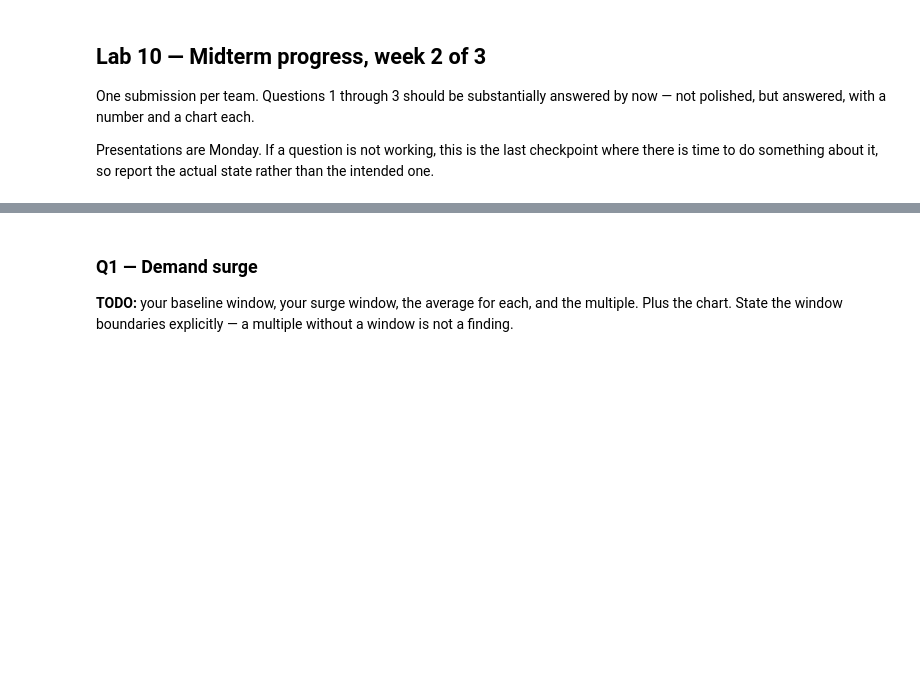
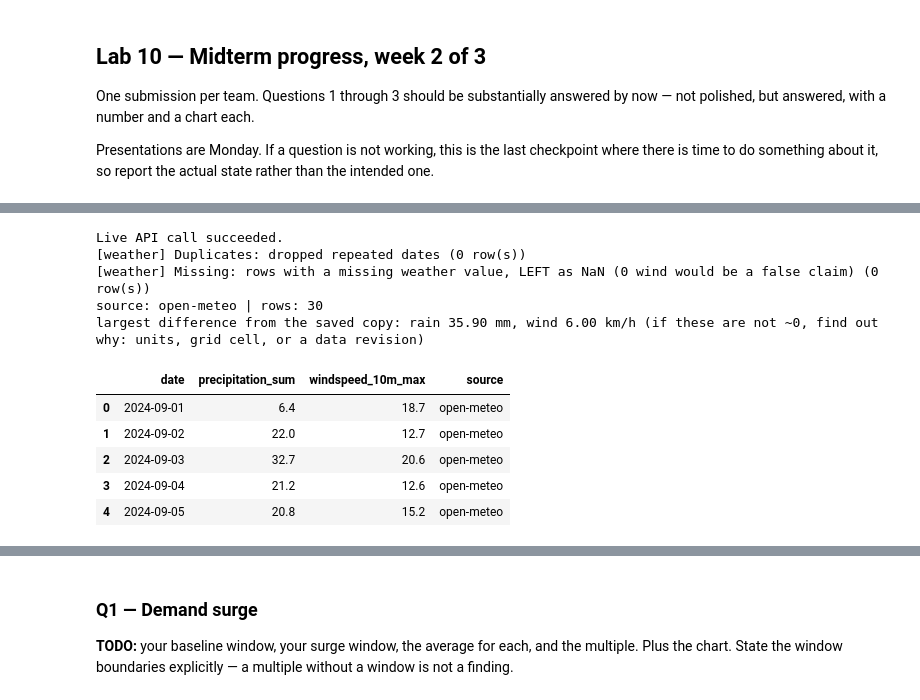
Before and after one commit to amulyasundaresan/Midterm-1, a Jupyter notebook: notebooks/06-midterm-walmart/2026-10-30 — Midterm Progress — Lab.ipynb, the cells around one changed output, grey strips where cells are left out. Saved outputs shown, nothing was run; the diff lists cells and outputs as text; code cells hidden in the pictures; blank space fills up the shorter version.

```diff
--- a/notebooks/06-midterm-walmart/2026-10-30 — Midterm Progress — Lab.ipynb
+++ b/notebooks/06-midterm-walmart/2026-10-30 — Midterm Progress — Lab.ipynb
@@ -12,0 +15,10 @@ Presentations are Monday. If a question is not working, this is the last checkpo
+# %%
+import os, re, time, glob, sqlite3, urllib.request
+import numpy as np
+import pandas as pd
+import matplotlib.pyplot as plt
+import requests
+
+pd.set_option('display.width', 200)
+pd.set_option('display.max_columns', 40)
+print('pandas', pd.__version__)
@@ -12,0 +27,11 @@ Presentations are Monday. If a question is not working, this is the last checkpo
+# %%
+# ---- Decision log: every cleaning decision goes through log() -------------------------------
+DECISIONS = []
+
+def log(file_name, step, decision, rows_affected):
+    DECISIONS.append({'file': file_name, 'step': step, 'decision': decision,
+                      'rows_affected': int(rows_affected)})
+    print(f"[{file_name}] {step}: {decision} ({int(rows_affected):,} row(s))")
+
+def show_log():
+    return pd.DataFrame(DECISIONS)
@@ -12,0 +545,32 @@ Presentations are Monday. If a question is not working, this is the last checkpo
+# %%
+try:
+    weather_raw = fetch_weather('2024-09-01', '2024-09-30')
+    print('Live API call succeeded.')
+except requests.RequestException as err:
+    print('!' * 70)
+    print('API CALL FAILED:', err)
+    print('Using the saved fallback sample. Fix this before you submit.')
+    print('!' * 70)
+    weather_raw = FALLBACK.copy()
+
+weather = clean_weather(weather_raw)
+print('source:', weather['source'].iloc[0], '| rows:', len(weather))
+
+if weather['source'].iloc[0] == 'open-meteo':
+    d_rain = (weather['precipitation_sum'] - FALLBACK['precipitation_sum']).abs().max()
+    d_wind = (weather['windspeed_10m_max'] - FALLBACK['windspeed_10m_max']).abs().max()
+    print(f'largest difference from the saved copy: rain {d_rain:.2f} mm, wind {d_wind:.2f} km/h '
+          '(if these are not ~0, find out why: units, grid cell, or a data revision)')
+weather.head()
+# %% [output]
+Live API call succeeded.
+[weather] Duplicates: dropped repeated dates (0 row(s))
+[weather] Missing: rows with a missing weather value, LEFT as NaN (0 wind would be a false claim) (0 row(s))
+source: open-meteo | rows: 30
+largest difference from the saved copy: rain 35.90 mm, wind 6.00 km/h (if these are not ~0, find out why: units, grid cell, or a data revision)
+|  | date | precipitation_sum | windspeed_10m_max | source |
+| 0 | 2024-09-01 | 6.4 | 18.7 | open-meteo |
+| 1 | 2024-09-02 | 22.0 | 12.7 | open-meteo |
+| 2 | 2024-09-03 | 32.7 | 20.6 | open-meteo |
+| 3 | 2024-09-04 | 21.2 | 12.6 | open-meteo |
+| 4 | 2024-09-05 | 20.8 | 15.2 | open-meteo |
```
Also changed, not shown: parts of 17 cells of this notebook.
